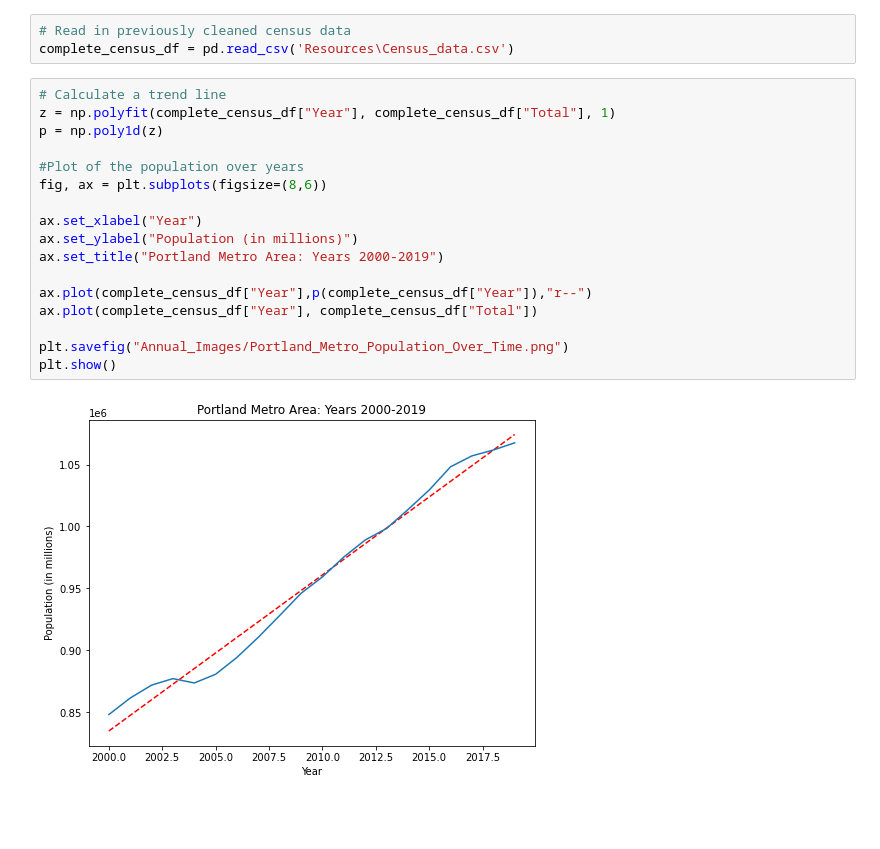
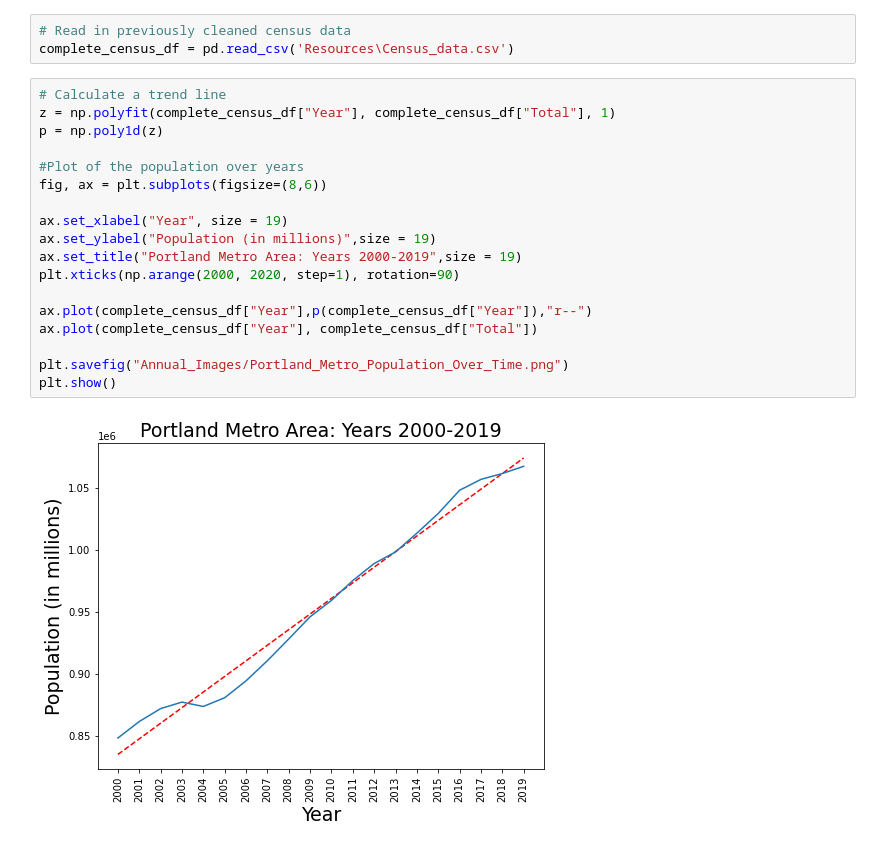
Before and after one commit to jayhjman/bootcamp-project1, a Jupyter notebook: Final_Analysis.ipynb, the cells around one changed output. Cells and saved outputs as stored; diff of their text form; blank space fills up the shorter version.

```diff
--- a/Final_Analysis.ipynb
+++ b/Final_Analysis.ipynb
@@ -593,22 +593,23 @@ complete_census_df = pd.read_csv('Resources\Census_data.csv')
 # %%
 # Calculate a trend line
 z = np.polyfit(complete_census_df["Year"], complete_census_df["Total"], 1)
 p = np.poly1d(z)
 
 #Plot of the population over years
 fig, ax = plt.subplots(figsize=(8,6))
 
-ax.set_xlabel("Year")
-ax.set_ylabel("Population (in millions)")
-ax.set_title("Portland Metro Area: Years 2000-2019")
+ax.set_xlabel("Year", size = 19)
+ax.set_ylabel("Population (in millions)",size = 19)
+ax.set_title("Portland Metro Area: Years 2000-2019",size = 19)
+plt.xticks(np.arange(2000, 2020, step=1), rotation=90)
 
 ax.plot(complete_census_df["Year"],p(complete_census_df["Year"]),"r--")
 ax.plot(complete_census_df["Year"], complete_census_df["Total"])
 
 plt.savefig("Annual_Images/Portland_Metro_Population_Over_Time.png")
 plt.show()
 # %% [output]
-[figure, old version]
+[figure, new version]
 # %%
 # Plot Portland Metro population vs Above Bonneville salmon count
 
```
Also changed, not shown: parts of 9 cells of this notebook, 9 other files.
